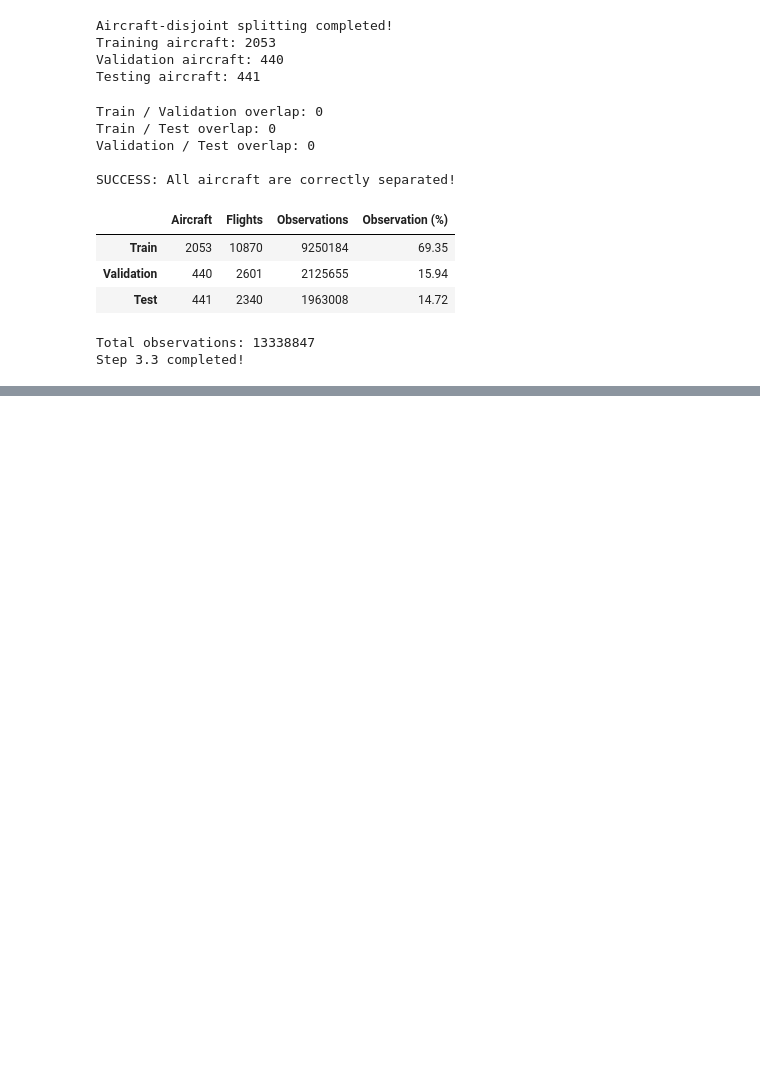
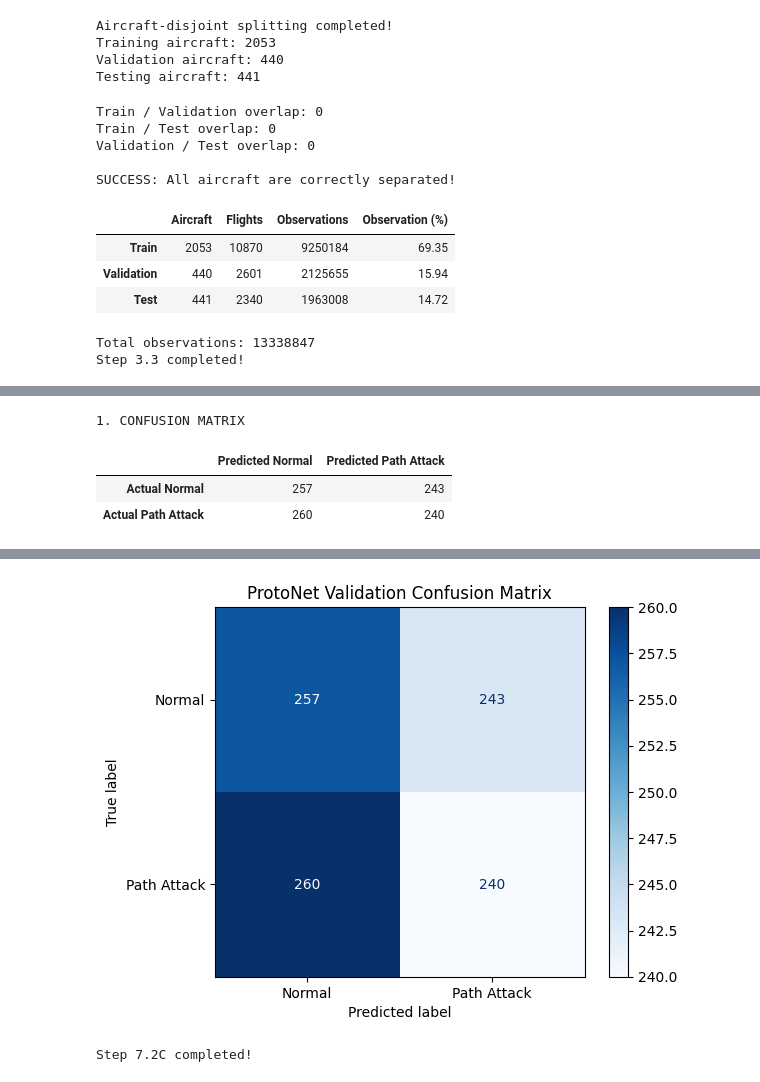
Before and after one commit to iamnaymur/ml_meta_learning, a Jupyter notebook: airspace_dataset.ipynb, the cells around one changed output, grey strips where cells are left out. Saved outputs shown, nothing was run; the diff lists cells and outputs as text; code cells hidden in the pictures; blank space fills up the shorter version.

```diff
--- a/airspace_dataset.ipynb
+++ b/airspace_dataset.ipynb
@@ -740,0 +6281,77 @@ Step 3.3 completed!
+# %%
+
+# ============================================================
+# PHASE 7 — STEP 7.2C
+# Validation Confusion Matrix and Classification Report
+# ============================================================
+
+import numpy as np
+import torch
+import matplotlib.pyplot as plt
+from sklearn.metrics import (
+    confusion_matrix,
+    classification_report,
+    ConfusionMatrixDisplay
+)
+
+# Use a fresh, reproducible sequence of episodes
+diagnostic_rng = np.random.default_rng(2028)
+
+all_true = []
+all_pred = []
+
+mlp_encoder.eval()
+
+with torch.no_grad():
+    for _ in range(100):
+
+        ep = sample_protonet_episode(
+            X=X_val_scaled,
+            y=y_val,
+            metadata=val_labeled_metadata,
+            n_shot=5,
+            n_query=5,
+            rng=diagnostic_rng
+        )
+
+        _, _, predictions, _ = protonet_forward(
+            mlp_encoder, ep
+        )
+
+        all_true.extend(ep["query_y"].cpu().tolist())
+        all_pred.extend(predictions.cpu().tolist())
+
+cm = confusion_matrix(
+    all_true, all_pred, labels=[0, 1]
+)
+
+print("1. CONFUSION MATRIX")
+display(pd.DataFrame(
+    cm,
+    index=["Actual Normal", "Actual Path Attack"],
+    columns=["Predicted Normal", "Predicted Path Attack"]
+))
+
+print("\n2. CLASSIFICATION REPORT")
+print(classification_report(
+    all_true,
+    all_pred,
+    labels=[0, 1],
+    target_names=["Normal", "Path Modification"],
+    zero_division=0
+))
+
+ConfusionMatrixDisplay(
+    confusion_matrix=cm,
+    display_labels=["Normal", "Path Attack"]
+).plot(cmap="Blues")
+
+plt.title("ProtoNet Validation Confusion Matrix")
+plt.show()
+
+print("\nStep 7.2C completed!")
+# %% [output]
+1. CONFUSION MATRIX
+|  | Predicted Normal | Predicted Path Attack |
+| Actual Normal | 257 | 243 |
+| Actual Path Attack | 260 | 240 |
@@ -740,0 +6367,2 @@ Step 3.3 completed!
+[figure, added]
+Step 7.2C completed!
```
Also changed, not shown: parts of 149 cells of this notebook.
